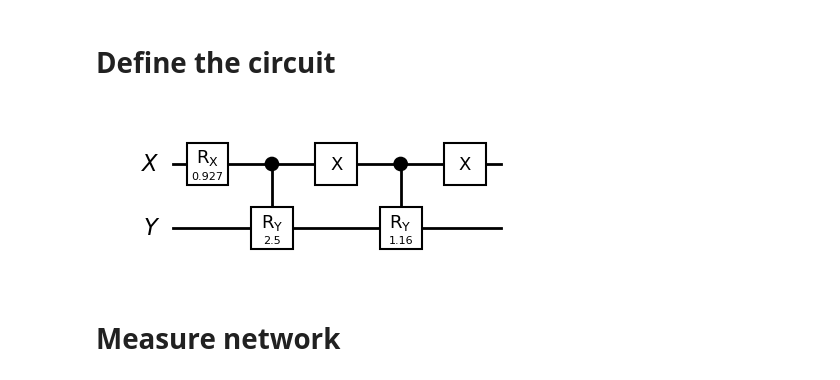
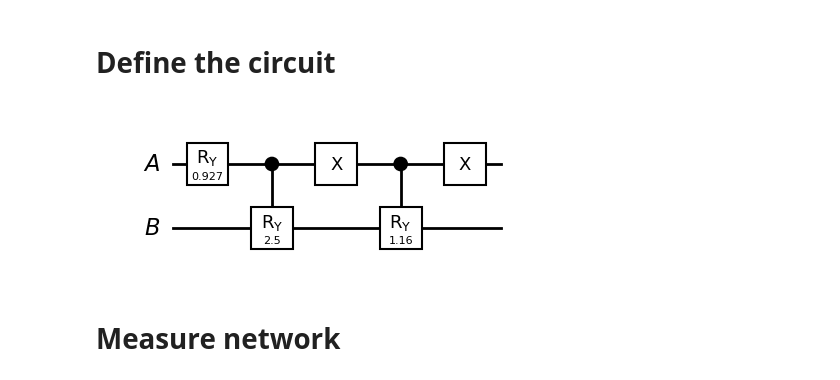
Before and after one commit to proeseler/Quantum-Computing, a Jupyter notebook: QBayesianNet.ipynb, the cells around one changed output. Saved outputs shown, nothing was run; the diff lists cells and outputs as text; code cells hidden in the pictures.

```diff
--- a/QBayesianNet.ipynb
+++ b/QBayesianNet.ipynb
@@ -8,38 +10,38 @@ from qiskit.visualization import plot_histogram
 # %% [markdown]
 # Calculate rotation angles
 # %%
-theta_X = 2 * np.arcsin(np.sqrt(0.2))
-theta_YX = 2 * np.arcsin(np.sqrt(0.9))
-theta_YnX = 2 * np.arcsin(np.sqrt(0.3))
+theta_A = 2 * np.arcsin(np.sqrt(0.2))
+theta_B_A = 2 * np.arcsin(np.sqrt(0.9))
+theta_B_nA = 2 * np.arcsin(np.sqrt(0.3))
 # %% [markdown]
 # Define quantum register
 # %%
-qrX = QuantumRegister(1, name='X')
-qrY = QuantumRegister(1, name='Y')
+qrA = QuantumRegister(1, name='A')
+qrB = QuantumRegister(1, name='B')
 # %% [markdown]
 # Define the circuit
 # %%
 # Define a 2-qubit quantum circuit
-qc = QuantumCircuit(qrX, qrY, name="Bayes net small")
+qc = QuantumCircuit(qrA, qrB, name="Bayes net small")
 
-#Apply the R_theta_X rotation gate on the first qubit
-qc.rx(theta_X, 0)
+#Apply the R_Y_theta rotation gate on the first qubit
+qc.ry(theta_A, 0)
 
-# Apply the controlled-R_theta_YX rotation gate
-qc.cry(theta_YX, control_qubit=qrX, target_qubit=qrY)
+# Apply the controlled-R_Y_theta rotation gate
+qc.cry(theta_B_A, control_qubit=qrA, target_qubit=qrB)
 
 # Apply the X gate on the first qubit
 qc.x(0)
 
-# Apply the controlled-R_theta_YnX rotation gate
-qc.cry(theta_YnX, control_qubit=qrX, target_qubit=qrY)
+# Apply the controlled-R_Y_theta rotation gate
+qc.cry(theta_B_nA, control_qubit=qrA, target_qubit=qrB)
 
 # Apply another X gate on the first qubit
 qc.x(0)
 
 qc.draw('mpl', style='bw', plot_barriers=False, justify='none', fold=-1)
 # %% [output]
-[figure, old version]
+[figure, new version]
 # %% [markdown]
 # Measure network
 # %%
```
Also changed, not shown: parts of 13 cells of this notebook, 1 other file.
